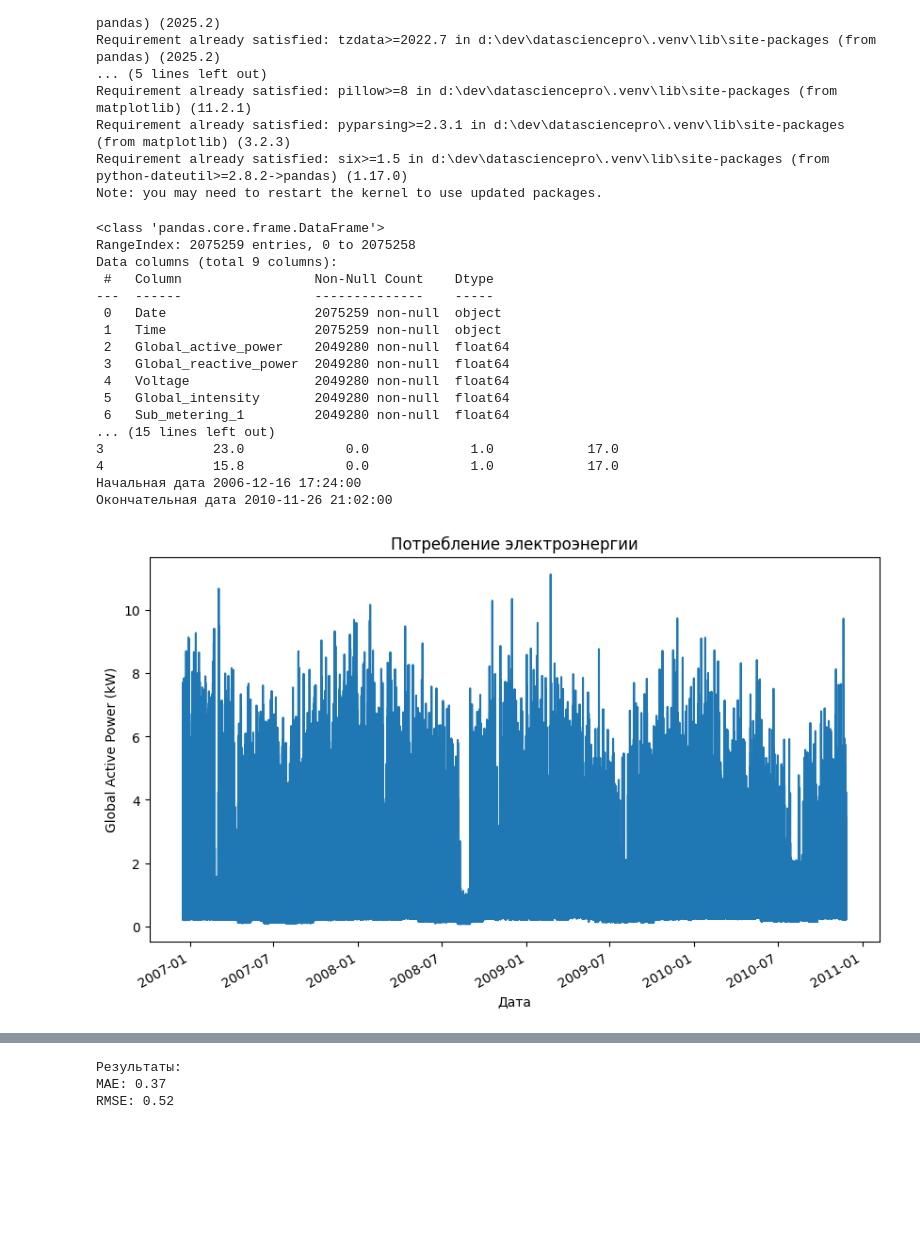
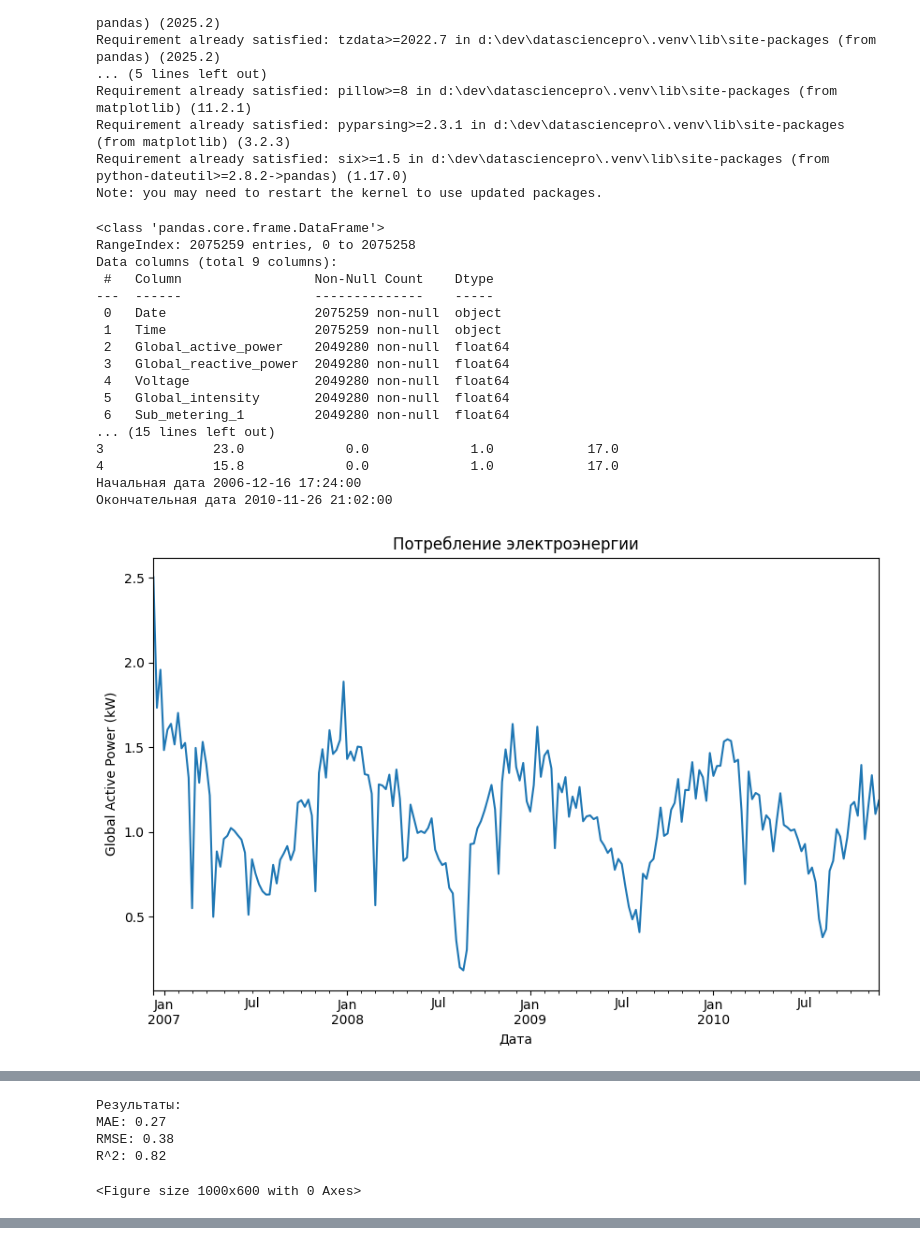
Before and after one commit to nikita488/DataSciencePro, a Jupyter notebook: src/HW1_2/HW1_2.ipynb, the cells around one changed output, grey strips where cells are left out. Saved outputs shown, nothing was run; the diff lists cells and outputs as text; code cells hidden in the pictures; blank space fills up the shorter version.

```diff
--- a/src/HW1_2/HW1_2.ipynb
+++ b/src/HW1_2/HW1_2.ipynb
@@ -25,7 +25,7 @@ import matplotlib.pyplot as plt
 import seaborn as sns
 
 from sklearn.model_selection import train_test_split
-from sklearn.metrics import mean_absolute_error, root_mean_squared_error
+from sklearn.metrics import mean_absolute_error, root_mean_squared_error, r2_score
 
 from xgboost import XGBRegressor
 
@@ -46,45 +46,22 @@ print('Начальная дата', df.index.min())
 print('Окончательная дата', df.index.max())
 
 # Визуализация
+df_power_week = df['Global_active_power'].resample('W').mean()
+
 plt.figure(figsize=(10, 6))
-df['Global_active_power'].plot()
+df_power_week.plot()
 plt.title('Потребление электроэнергии')
 plt.xlabel('Дата')
 plt.ylabel('Global Active Power (kW)')
 plt.show()
 
 plt.figure(figsize=(10, 6))
-sns.histplot(df['Global_active_power'])
-plt.title('Распределение потребления электроэнергии')
-plt.xlabel('Global Active Power (kW)')
-plt.ylabel('Частота')
-plt.show()
-
-plt.figure(figsize=(10, 6))
 sns.heatmap(df.corr(method='spearman'), annot=True, fmt=".4f", cmap="YlGnBu")
 plt.show()
 
-# Агрегация из минут в часы и выделение часа, дня недели и месяца в отдельные признаки (нужно для XGBoost)
-df_hour = df['Global_active_power'].resample('h').mean().to_frame()
-df_hour['Hour'] = df_hour.index.hour
-df_hour['WeekDay'] = df_hour.index.dayofweek
-df_hour['Month'] = df_hour.index.month
-
-# Добавляем лаги на 1 час и 24 часа
-df_hour['GAP-1h'] = df_hour['Global_active_power'].shift(1)
-df_hour['GAP-24h'] = df_hour['Global_active_power'].shift(24)
-
-# Добавляем скользящие средние и целевую переменную
-df_hour['GAP_MA-3h'] = df_hour['Global_active_power'].rolling(window=3).mean()
-df_hour['GAP_MA-24h'] = df_hour['Global_active_power'].rolling(window=24).mean()
-df_hour['Target'] = df_hour['Global_active_power'].shift(-1)
-
-# Удаляем пропущенные значения возникающие из-за shift'а
-df_hour.dropna(inplace=True)
-
-# Определяем признаки и целевую переменную
-X = df_hour.drop(columns=['Global_active_power', 'Target'])
-y = df_hour['Target']
+# Определяем признаки (выбрасываем Global_intensity поскольку корреляция >= 0.7) и целевую переменную
+X = df.drop(columns=['Global_intensity', 'Global_active_power'])
+y = df['Global_active_power']
 
 # Разделить на тренировочкую (80%) и тестовую выборки (20%) (shuffle=False поскольку важен порядок по датам)
 X_train, X_test, y_train, y_test = train_test_split(X, y, test_size=0.2, shuffle=False)
@@ -99,36 +76,46 @@ y_pred = model.predict(X_test)
 # Анализ результатов
 mae = mean_absolute_error(y_test, y_pred)
 rmse = root_mean_squared_error(y_test, y_pred)
+r2 = r2_score(y_test, y_pred)
 
 print('Результаты:')
 print(f'MAE: {mae:.2f}')
 print(f'RMSE: {rmse:.2f}')
+print(f'R^2: {r2:.2f}')
 
 # Визуализация
+df_pred_week = pd.DataFrame({
+    'DateTime': X_test.index,
+    'Реальные': y_test,
+    'Предсказанные': y_pred
+})
+
+df_pred_week.set_index('DateTime', inplace=True)
+df_pred_week = df_pred_week.resample('W').mean()
+
 plt.figure(figsize=(10, 6))
-plt.plot(y_test.index, y_test.values, label='Реальные')
-plt.plot(y_test.index, y_pred, label='Предсказанные')
+df_pred_week.plot()
 plt.legend()
 plt.title('Прогноз потребления электроэнергии')
 plt.xlabel('Дата')
 plt.ylabel('Global Active Power (kW)')
 plt.show()
 # %% [output]
 <class 'pandas.core.frame.DataFrame'>
 RangeIndex: 2075259 entries, 0 to 2075258
 Data columns (total 9 columns):
  #   Column                 Non-Null Count    Dtype
 ---  ------                 --------------    -----
  0   Date                   2075259 non-null  object
  1   Time                   2075259 non-null  object
  2   Global_active_power    2049280 non-null  float64
  3   Global_reactive_power  2049280 non-null  float64
  4   Voltage                2049280 non-null  float64
  5   Global_intensity       2049280 non-null  float64
  6   Sub_metering_1         2049280 non-null  float64
 ... (15 lines left out)
 3              23.0             0.0             1.0            17.0
 4              15.8             0.0             1.0            17.0
 Начальная дата 2006-12-16 17:24:00
 Окончательная дата 2010-11-26 21:02:00
-[figure, old version]
+[figure, new version]
@@ -135,0 +123,5 @@ Data columns (total 9 columns):
+Результаты:
+MAE: 0.27
+RMSE: 0.38
+R^2: 0.82
+<Figure size 1000x600 with 0 Axes>
@@ -137,3 +128,0 @@ Data columns (total 9 columns):
-Результаты:
-MAE: 0.37
-RMSE: 0.52
```
Also changed, not shown: parts of 1 cell of this notebook, 3 other files.
